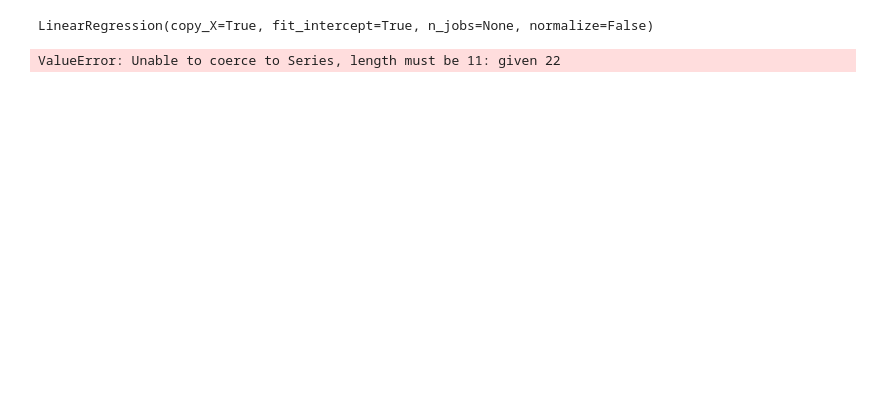
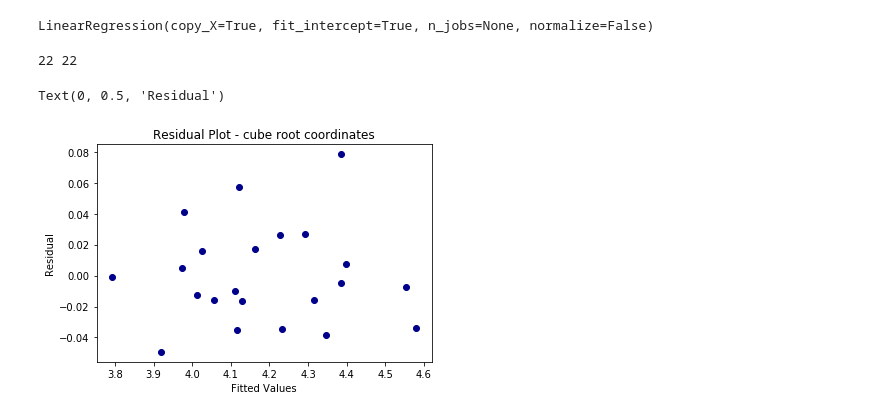
Before and after one commit to podrazque/linear-regression-and-plotting, a Jupyter notebook: HW6.ipynb, the cells around one changed output. Drawn from its saved outputs; the diff is of its cells as text; code cells hidden in the pictures; blank space fills up the shorter version.

```diff
--- a/HW6.ipynb
+++ b/HW6.ipynb
@@ -131,12 +151,15 @@ mlr.fit(features, cube_mass['Mass'])
 LinearRegression(copy_X=True, fit_intercept=True, n_jobs=None, normalize=False)
 # %%
 mass_predicted = mlr.predict(features)
-residual = cube_mass - mass_predicted
+print(len(mass_predicted), len(cube_mass))
+residual = cube_mass["Mass"] - mass_predicted
 plt.plot(mass_predicted, residual, 'o', color='darkblue')
 plt.title('Residual Plot - cube root coordinates')
 plt.xlabel('Fitted Values')
 plt.ylabel('Residual')
 # %% [output]
-ValueError: Unable to coerce to Series, length must be 11: given 22
+22 22
+Text(0, 0.5, 'Residual')
+[figure, added]
 # %%
 mass_predicted = mlr.predict(features)
```
Also changed, not shown: parts of 4 cells of this notebook.
